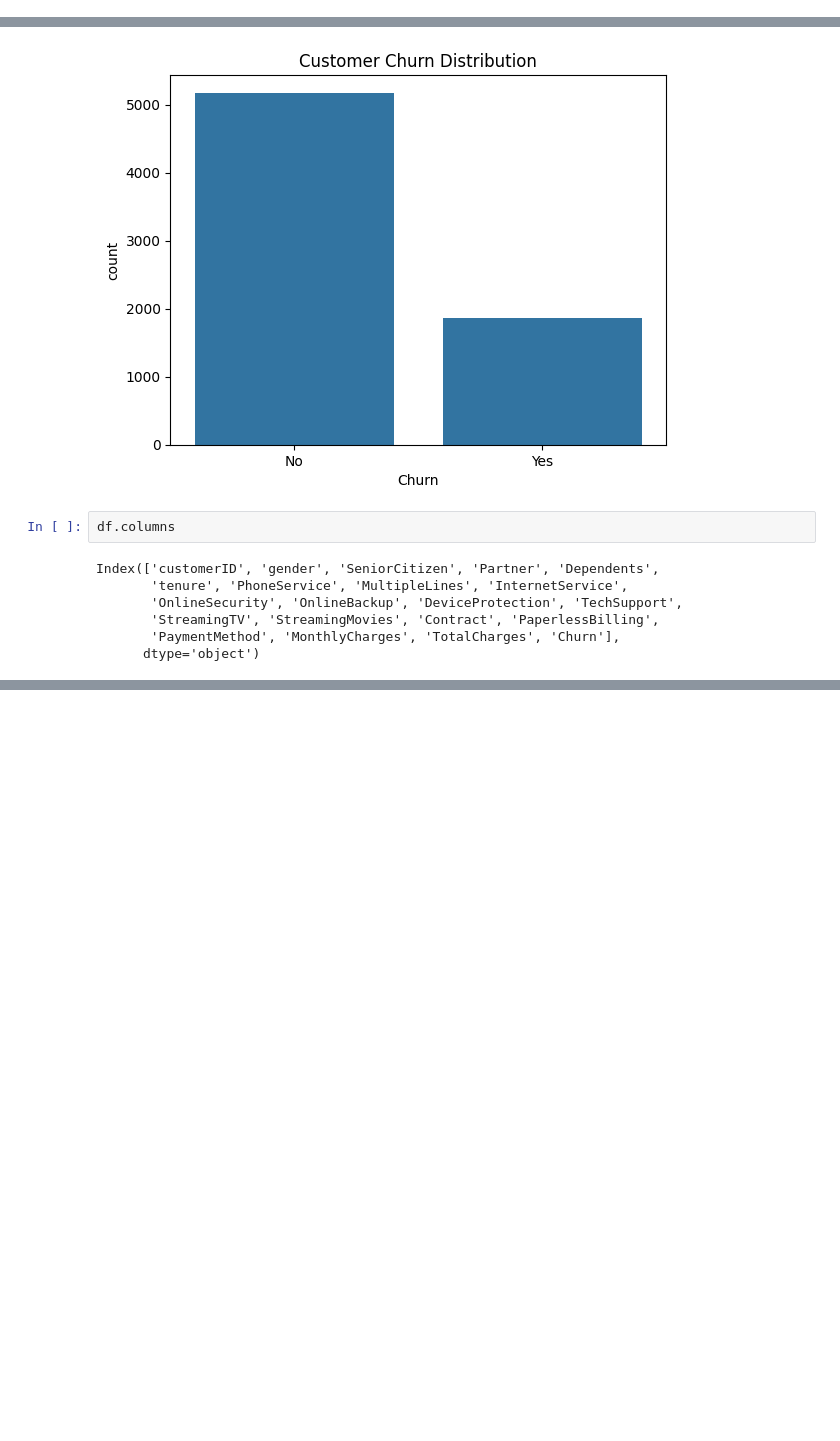
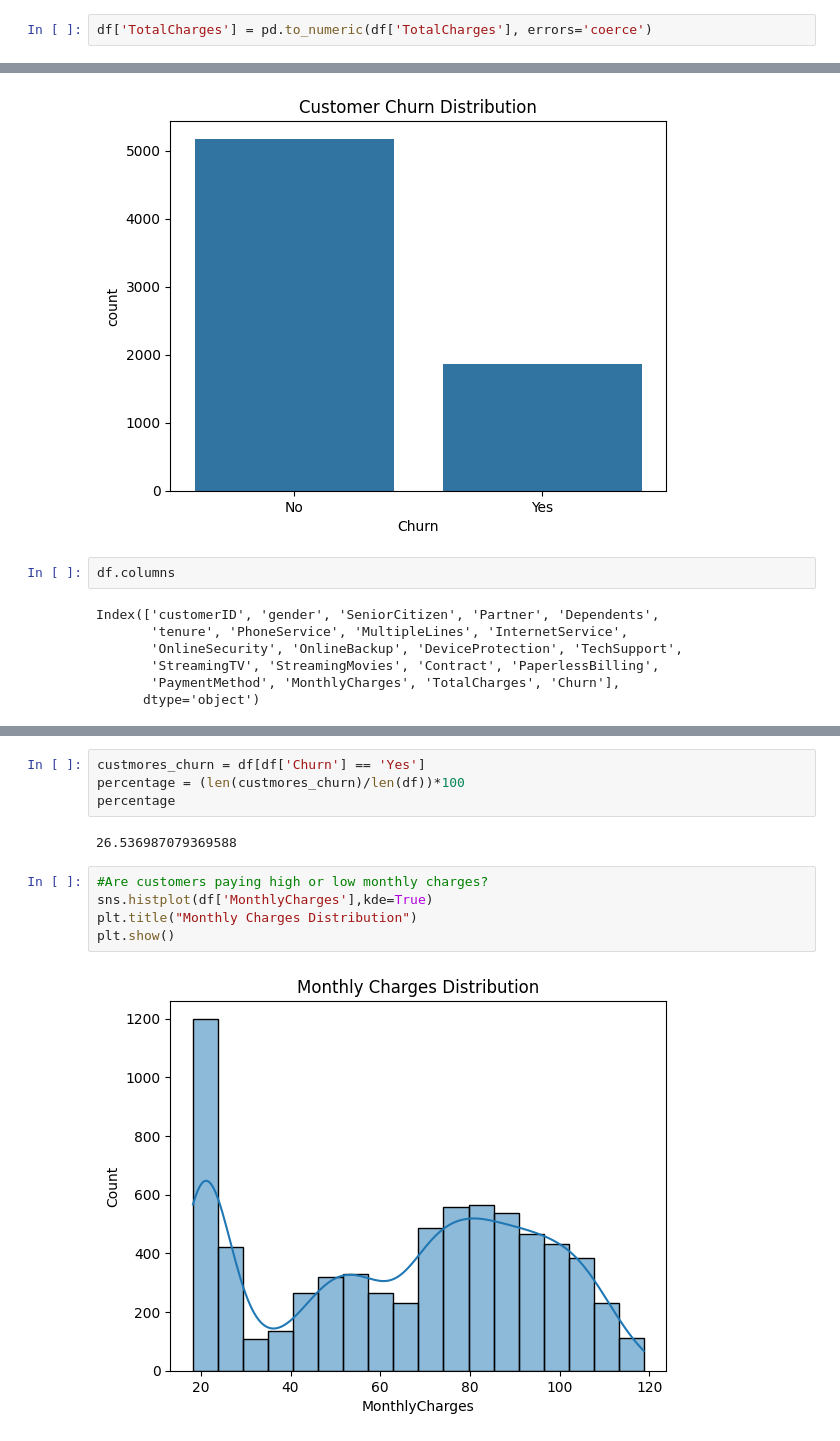
Before and after one commit to drishti0312/ML_Projects, a Jupyter notebook: Telecome_Customer_Churn/Telecome_Churn_Analysis.ipynb, the cells around one changed output, grey strips where cells are left out. Saved outputs shown, nothing was run; the diff lists cells and outputs as text; blank space fills up the shorter version.

```diff
--- a/Telecome_Customer_Churn/Telecome_Churn_Analysis.ipynb
+++ b/Telecome_Customer_Churn/Telecome_Churn_Analysis.ipynb
@@ -61,0 +60,2 @@ dtype: int64
+# %%
+df['TotalCharges'] = pd.to_numeric(df['TotalCharges'], errors='coerce')
@@ -180,0 +265,13 @@ plt.show()
+# %%
+custmores_churn = df[df['Churn'] == 'Yes']
+percentage = (len(custmores_churn)/len(df))*100
+percentage
+# %% [output]
+26.536987079369588
+# %%
+#Are customers paying high or low monthly charges?
+sns.histplot(df['MonthlyCharges'],kde=True)
+plt.title("Monthly Charges Distribution")
+plt.show()
+# %% [output]
+[figure, added]
```
Also changed, not shown: parts of 22 cells of this notebook.
